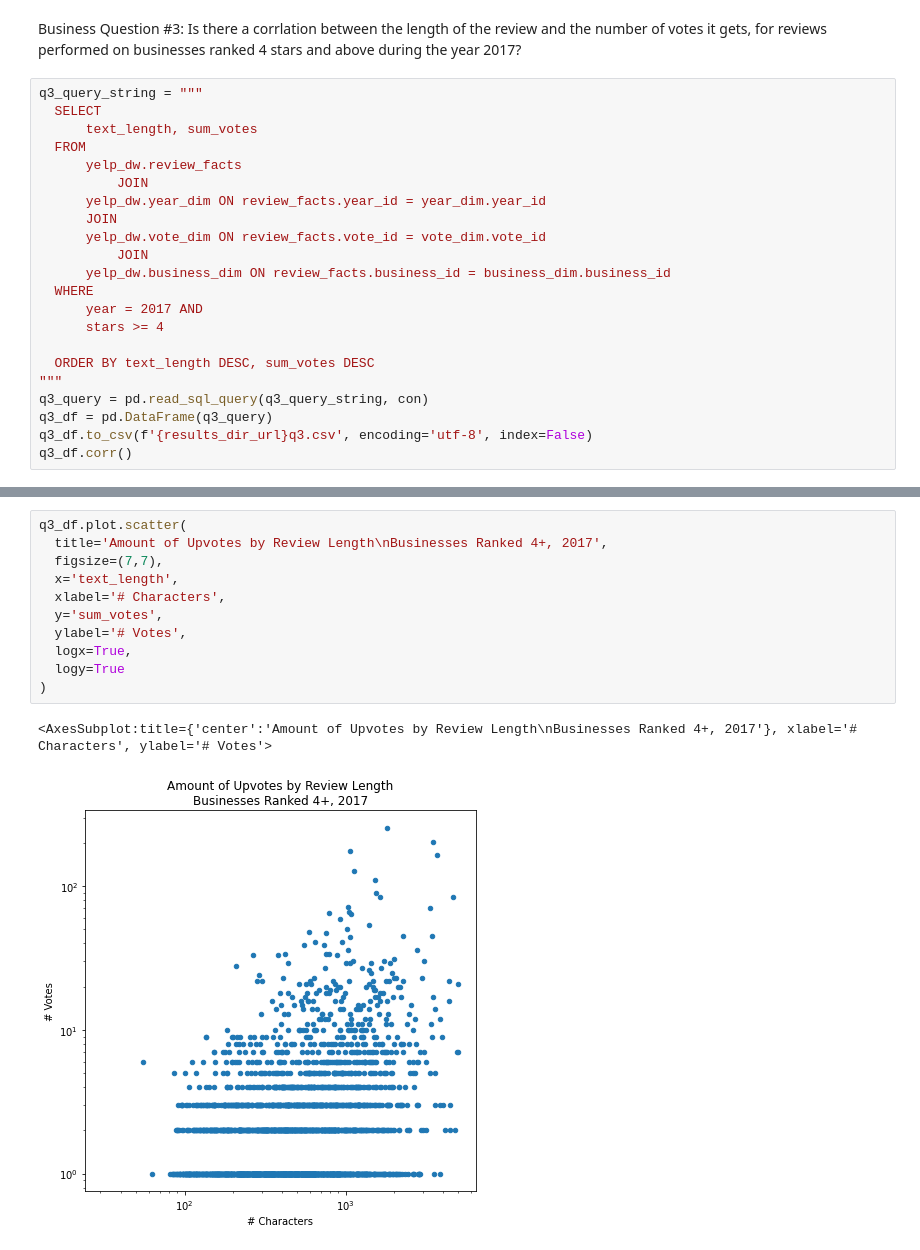
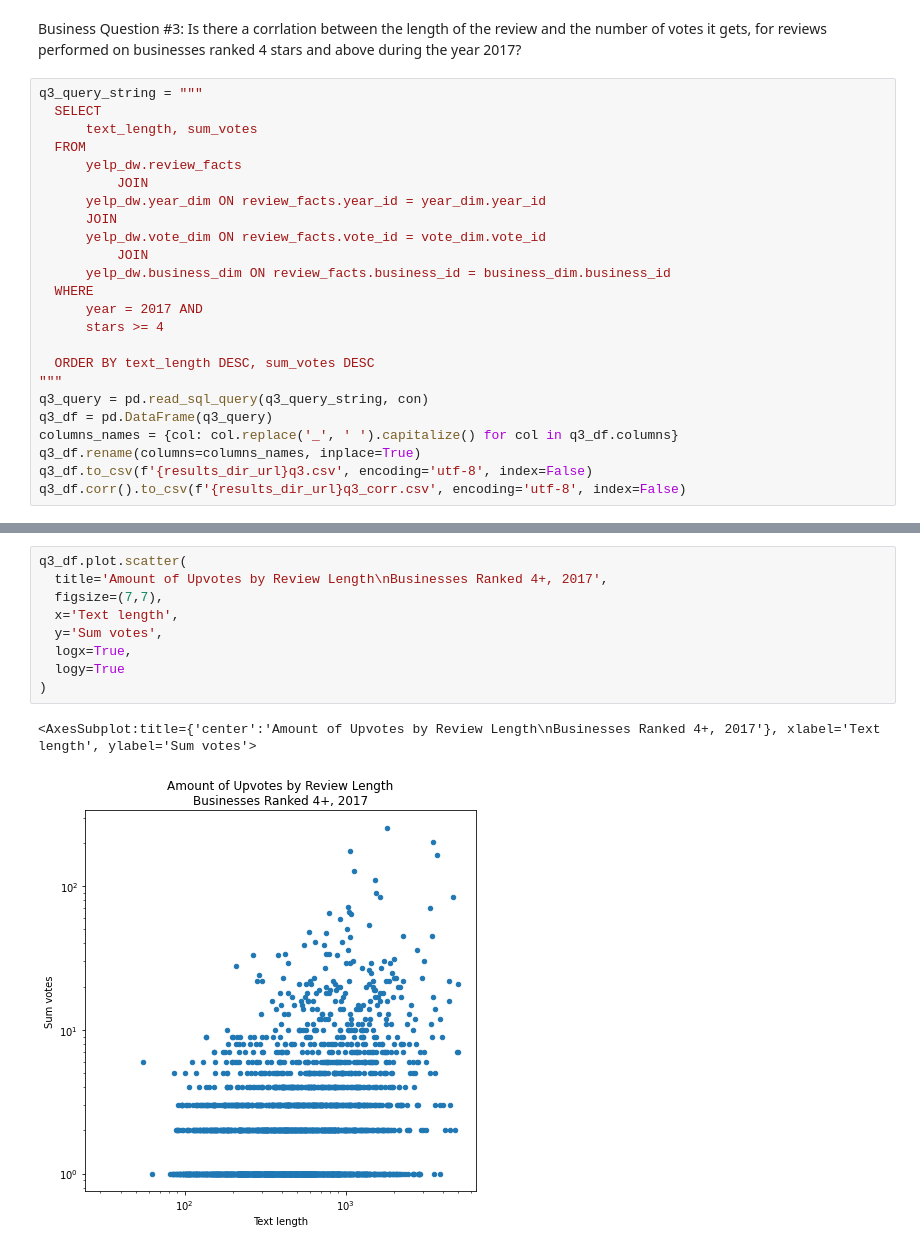
Before and after one commit to daniellepidt/yelp-dw, a Jupyter notebook: notebooks/03_business_questions.ipynb, the cells around one changed output, grey strips where cells are left out. Cells and saved outputs as stored; diff of their text form.

Commit message:
Made minor changes to 03 ipynb & added more results.

```diff
--- a/notebooks/03_business_questions.ipynb
+++ b/notebooks/03_business_questions.ipynb
@@ -148,5 +148,7 @@ q3_query_string = """
 """
 q3_query = pd.read_sql_query(q3_query_string, con)
 q3_df = pd.DataFrame(q3_query)
+columns_names = {col: col.replace('_', ' ').capitalize() for col in q3_df.columns}
+q3_df.rename(columns=columns_names, inplace=True)
 q3_df.to_csv(f'{results_dir_url}q3.csv', encoding='utf-8', index=False)
-q3_df.corr()
+q3_df.corr().to_csv(f'{results_dir_url}q3_corr.csv', encoding='utf-8', index=False)
@@ -157,14 +155,12 @@ q3_df.corr()
 # %%
 q3_df.plot.scatter(
   title='Amount of Upvotes by Review Length\nBusinesses Ranked 4+, 2017',
   figsize=(7,7),
-  x='text_length',
-  xlabel='# Characters',
-  y='sum_votes',
-  ylabel='# Votes',
+  x='Text length',
+  y='Sum votes',
   logx=True,
   logy=True
 )
 # %% [output]
-<AxesSubplot:title={'center':'Amount of Upvotes by Review Length\nBusinesses Ranked 4+, 2017'}, xlabel='# Characters', ylabel='# Votes'>
+<AxesSubplot:title={'center':'Amount of Upvotes by Review Length\nBusinesses Ranked 4+, 2017'}, xlabel='Text length', ylabel='Sum votes'>
-[figure, old version]
+[figure, new version]
```
Also changed, not shown: parts of 1 cell of this notebook, 4 other files.
